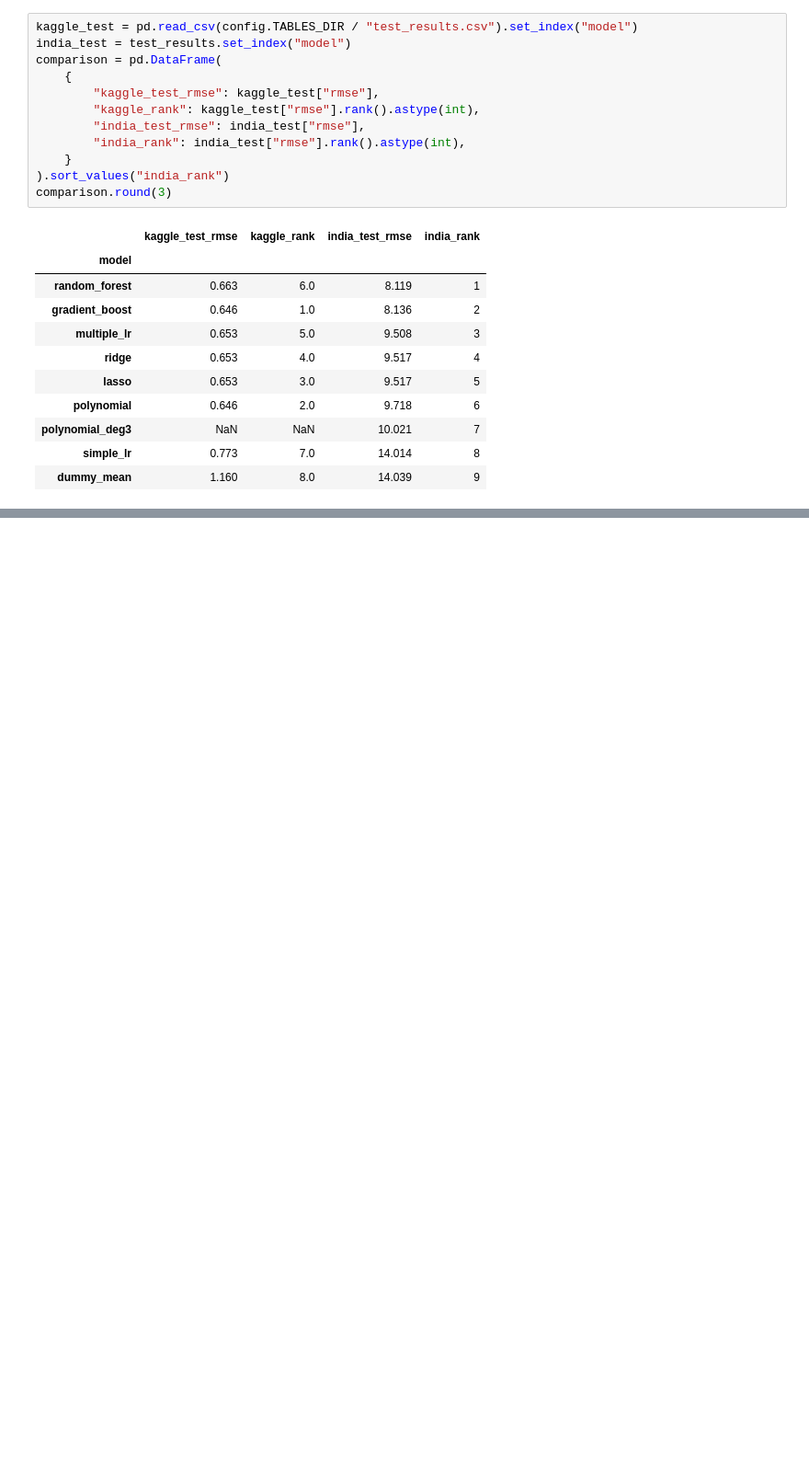
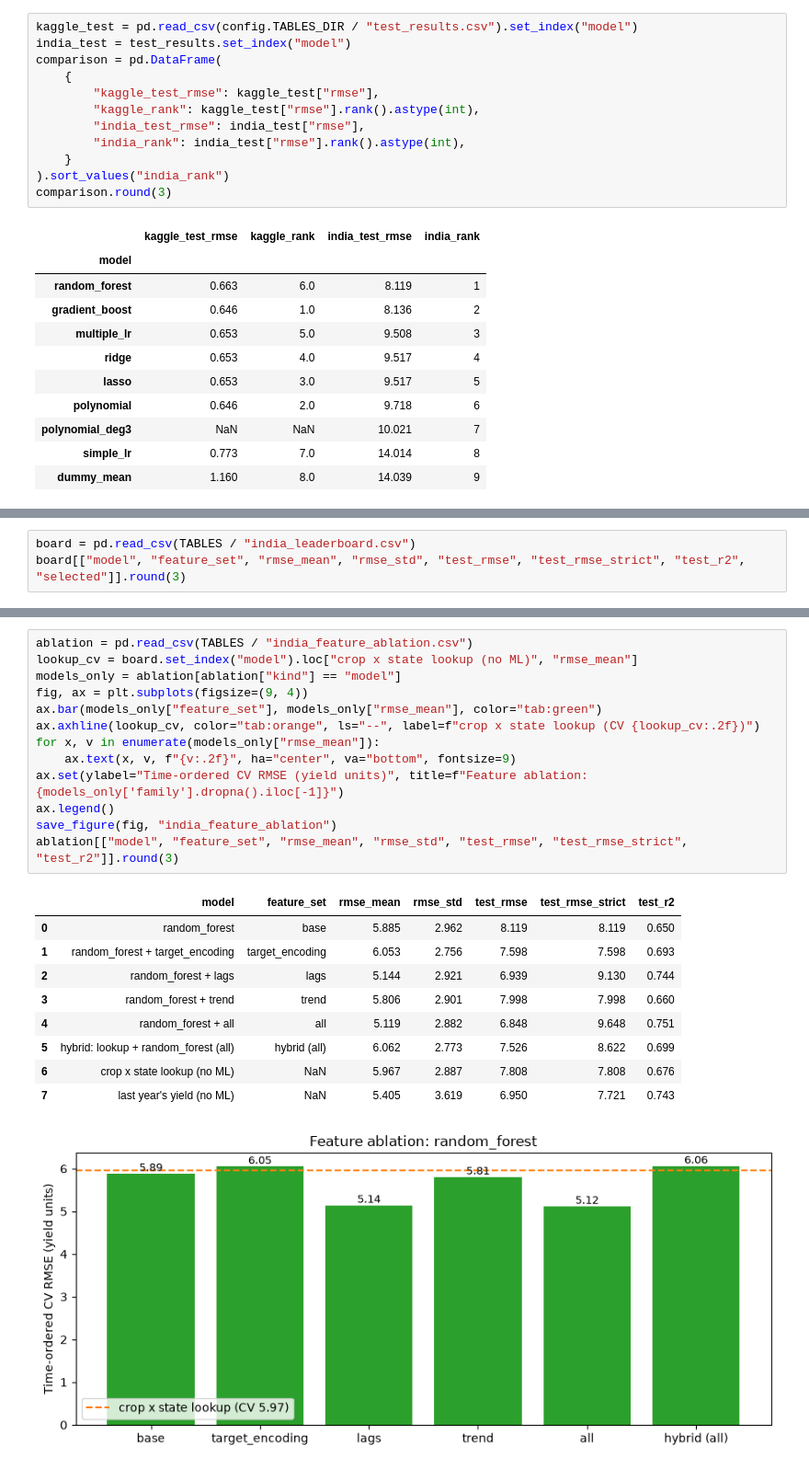
Before and after one commit to SauravLamba17/CropYieldPrediction, a Jupyter notebook: notebooks/04_india.ipynb, the cells around one changed output, grey strips where cells are left out. Shown at 92% size. Drawn from its saved outputs; the diff is of its cells as text; blank space fills up the shorter version.

```diff
--- a/notebooks/04_india.ipynb
+++ b/notebooks/04_india.ipynb
@@ -576,0 +627,3 @@ learn crop/state levels rather than agronomy.
+# %%
+board = pd.read_csv(TABLES / "india_leaderboard.csv")
+board[["model", "feature_set", "rmse_mean", "rmse_std", "test_rmse", "test_rmse_strict", "test_r2", "selected"]].round(3)
@@ -576,0 +660,24 @@ learn crop/state levels rather than agronomy.
+# %%
+ablation = pd.read_csv(TABLES / "india_feature_ablation.csv")
+lookup_cv = board.set_index("model").loc["crop x state lookup (no ML)", "rmse_mean"]
+models_only = ablation[ablation["kind"] == "model"]
+fig, ax = plt.subplots(figsize=(9, 4))
+ax.bar(models_only["feature_set"], models_only["rmse_mean"], color="tab:green")
+ax.axhline(lookup_cv, color="tab:orange", ls="--", label=f"crop x state lookup (CV {lookup_cv:.2f})")
+for x, v in enumerate(models_only["rmse_mean"]):
+    ax.text(x, v, f"{v:.2f}", ha="center", va="bottom", fontsize=9)
+ax.set(ylabel="Time-ordered CV RMSE (yield units)", title=f"Feature ablation: {models_only['family'].dropna().iloc[-1]}")
+ax.legend()
+save_figure(fig, "india_feature_ablation")
+ablation[["model", "feature_set", "rmse_mean", "rmse_std", "test_rmse", "test_rmse_strict", "test_r2"]].round(3)
+# %% [output]
+|  | model | feature_set | rmse_mean | rmse_std | test_rmse | test_rmse_strict | test_r2 |
+| 0 | random_forest | base | 5.885 | 2.962 | 8.119 | 8.119 | 0.650 |
+| 1 | random_forest + target_encoding | target_encoding | 6.053 | 2.756 | 7.598 | 7.598 | 0.693 |
+| 2 | random_forest + lags | lags | 5.144 | 2.921 | 6.939 | 9.130 | 0.744 |
+| 3 | random_forest + trend | trend | 5.806 | 2.901 | 7.998 | 7.998 | 0.660 |
+| 4 | random_forest + all | all | 5.119 | 2.882 | 6.848 | 9.648 | 0.751 |
+| 5 | hybrid: lookup + random_forest (all) | hybrid (all) | 6.062 | 2.773 | 7.526 | 8.622 | 0.699 |
+| 6 | crop x state lookup (no ML) | NaN | 5.967 | 2.887 | 7.808 | 7.808 | 0.676 |
+| 7 | last year's yield (no ML) | NaN | 5.405 | 3.619 | 6.950 | 7.721 | 0.743 |
+[figure, added]
```
Also changed, not shown: parts of 17 cells of this notebook, 3 other files.
